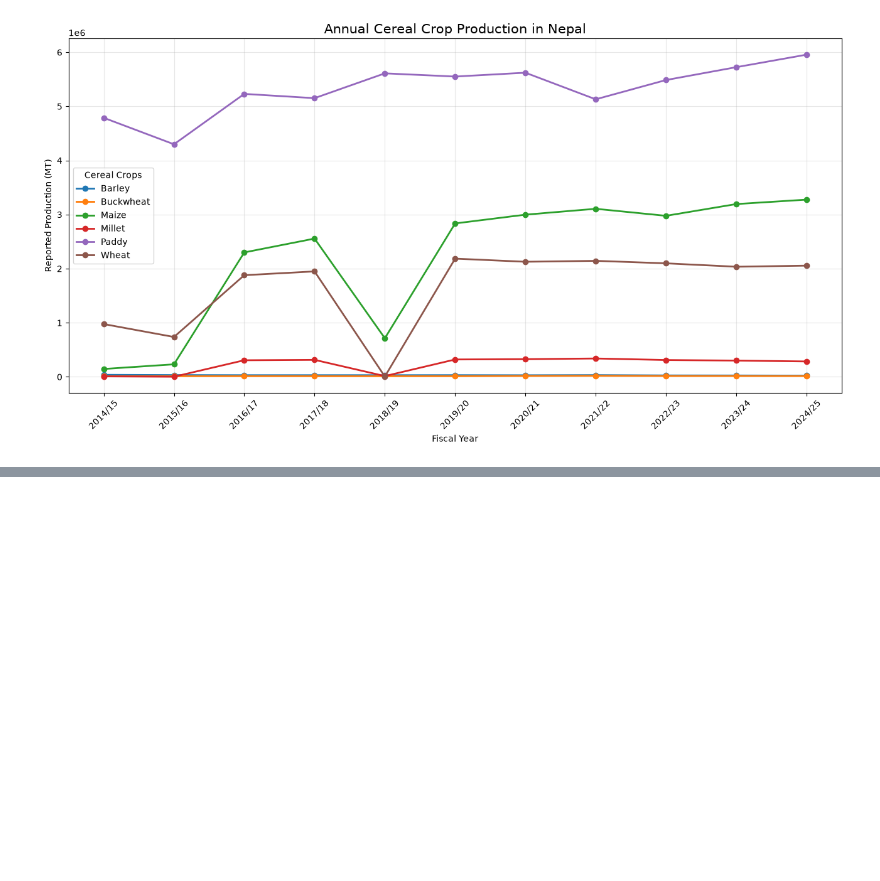
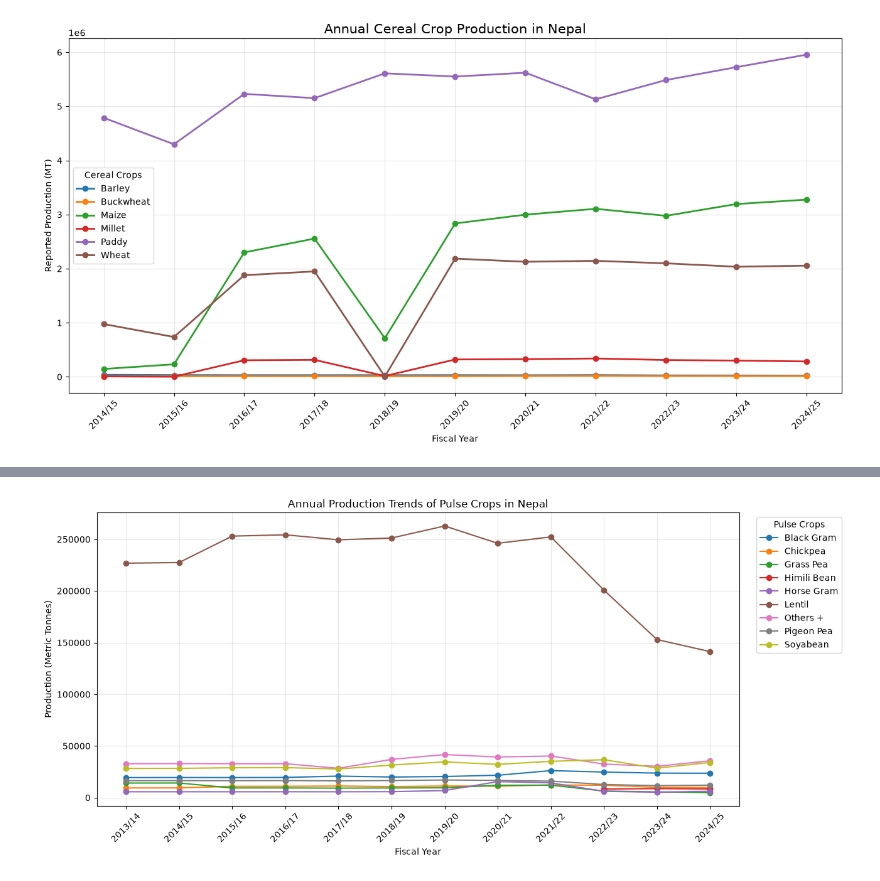
Before and after one commit to Srijan0113/Nepal_Agriculture_Analysis, a Jupyter notebook: Python/01_Agriculture_Data_Analysis.ipynb, the cells around one changed output, grey strips where cells are left out. Saved outputs shown, nothing was run; the diff lists cells and outputs as text; code cells hidden in the pictures; blank space fills up the shorter version.

```diff
--- a/Python/01_Agriculture_Data_Analysis.ipynb
+++ b/Python/01_Agriculture_Data_Analysis.ipynb
@@ -410,0 +569,8 @@ plt.show()
+# %%
+pulses_df = datasets["06_pulses_yearly"]
+
+print("Shape:", pulses_df.shape)
+display(pulses_df.head())
+
+print("\nData types:")
+print(pulses_df.dtypes)
@@ -410,0 +632,10 @@ plt.show()
+# %%
+pulses_analysis = pulses_df[
+    pulses_df["Crop"] != "Total"
+].copy()
+
+print("Original records:", len(pulses_df))
+print("Records after excluding Total:", len(pulses_analysis))
+
+print("\nRemaining crops:")
+print(sorted(pulses_analysis["Crop"].unique()))
@@ -410,0 +681,8 @@ plt.show()
+# %%
+pulse_trend = pulses_analysis.pivot(
+    index="Fiscal_Year",
+    columns="Crop",
+    values="Production_Mt"
+)
+
+display(pulse_trend)
@@ -410,0 +704,21 @@ plt.show()
+# %%
+plt.figure(figsize=(13, 6))
+
+for crop in pulse_trend.columns:
+    plt.plot(
+        pulse_trend.index,
+        pulse_trend[crop],
+        marker="o",
+        label=crop
+    )
+
+plt.title("Annual Production Trends of Pulse Crops in Nepal")
+plt.xlabel("Fiscal Year")
+plt.ylabel("Production (Metric Tonnes)")
+plt.xticks(rotation=45)
+plt.legend(title="Pulse Crops", bbox_to_anchor=(1.02, 1), loc="upper left")
+plt.grid(alpha=0.3)
+plt.tight_layout()
+plt.show()
+# %% [output]
+[figure, added]
```
Also changed, not shown: parts of 29 cells of this notebook.
